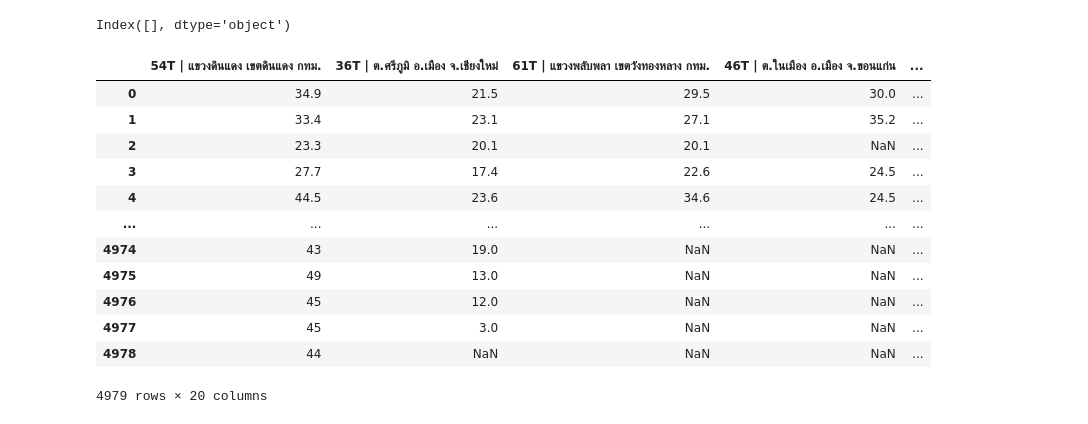
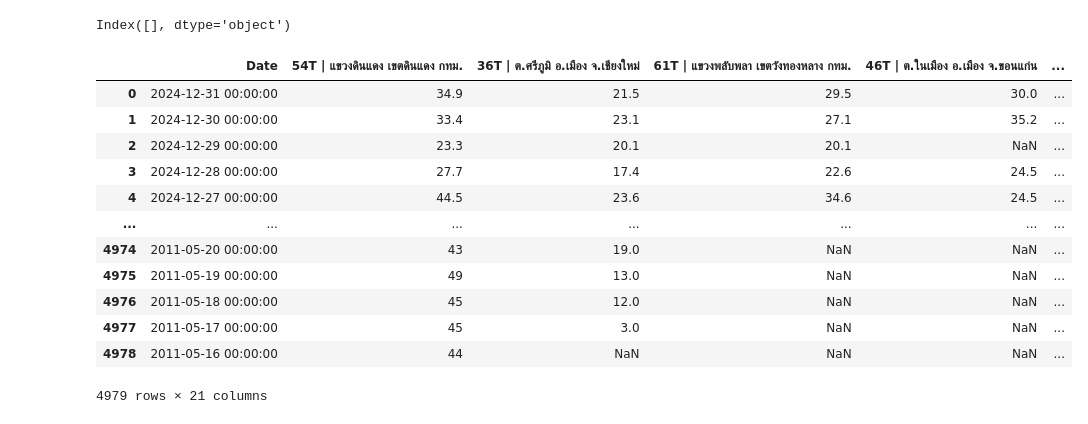
Before and after one commit to smolguyonearth/whoopenthisisgay, a Jupyter notebook: code_poysian/archive/pmmap_scope.ipynb, the cells around one changed output. Saved outputs shown, nothing was run; the diff lists cells and outputs as text; code cells hidden in the pictures.

```diff
--- a/code_poysian/archive/pmmap_scope.ipynb
+++ b/code_poysian/archive/pmmap_scope.ipynb
@@ -630,21 +630,8 @@ df_check.columns[df_check.columns.duplicated()]
 # %% [output]
 Index([], dtype='object')
 # %%
-df_pm = df_pm.loc[:, df_pm.columns.str.split('|').str[0].str.strip().isin(df_info["รหัสสถานี"])]
+# df_pm = df_pm.loc[:, df_pm.columns.str.split('|').str[0].str.strip().isin(df_info["รหัสสถานี"])]
-# %%
-df_pm
-# %% [output]
-|  | 54T | แขวงดินแดง เขตดินแดง กทม. | 36T | ต.ศรีภูมิ อ.เมือง จ.เชียงใหม่ | 61T | แขวงพลับพลา เขตวังทองหลาง กทม. | 46T | ต.ในเมือง อ.เมือง จ.ขอนแก่น | ... |
-| 0 | 34.9 | 21.5 | 29.5 | 30.0 | ... |
-| 1 | 33.4 | 23.1 | 27.1 | 35.2 | ... |
-| 2 | 23.3 | 20.1 | 20.1 | NaN | ... |
-| 3 | 27.7 | 17.4 | 22.6 | 24.5 | ... |
-| 4 | 44.5 | 23.6 | 34.6 | 24.5 | ... |
-| ... | ... | ... | ... | ... | ... |
-| 4974 | 43 | 19.0 | NaN | NaN | ... |
-| 4975 | 49 | 13.0 | NaN | NaN | ... |
-| 4976 | 45 | 12.0 | NaN | NaN | ... |
-| 4977 | 45 | 3.0 | NaN | NaN | ... |
-| 4978 | 44 | NaN | NaN | NaN | ... |
-4979 rows × 20 columns
+# %%
+station_cols = df_pm.columns[df_pm.columns.str.split('|').str[0].str.strip().isin(df_info["รหัสสถานี"])]
+df_new = df_pm.loc[:, ['Date'] + station_cols.tolist()]
 # %%
@@ -652 +640,17 @@ df_pm
+# %%
+df_new
+# %% [output]
+|  | Date | 54T | แขวงดินแดง เขตดินแดง กทม. | 36T | ต.ศรีภูมิ อ.เมือง จ.เชียงใหม่ | 61T | แขวงพลับพลา เขตวังทองหลาง กทม. | 46T | ต.ในเมือง อ.เมือง จ.ขอนแก่น | ... |
+| 0 | 2024-12-31 00:00:00 | 34.9 | 21.5 | 29.5 | 30.0 | ... |
+| 1 | 2024-12-30 00:00:00 | 33.4 | 23.1 | 27.1 | 35.2 | ... |
+| 2 | 2024-12-29 00:00:00 | 23.3 | 20.1 | 20.1 | NaN | ... |
+| 3 | 2024-12-28 00:00:00 | 27.7 | 17.4 | 22.6 | 24.5 | ... |
+| 4 | 2024-12-27 00:00:00 | 44.5 | 23.6 | 34.6 | 24.5 | ... |
+| ... | ... | ... | ... | ... | ... | ... |
+| 4974 | 2011-05-20 00:00:00 | 43 | 19.0 | NaN | NaN | ... |
+| 4975 | 2011-05-19 00:00:00 | 49 | 13.0 | NaN | NaN | ... |
+| 4976 | 2011-05-18 00:00:00 | 45 | 12.0 | NaN | NaN | ... |
+| 4977 | 2011-05-17 00:00:00 | 45 | 3.0 | NaN | NaN | ... |
+| 4978 | 2011-05-16 00:00:00 | 44 | NaN | NaN | NaN | ... |
+4979 rows × 21 columns
 # %%
```
Also changed, not shown: parts of 2 cells of this notebook, 7 other files.
